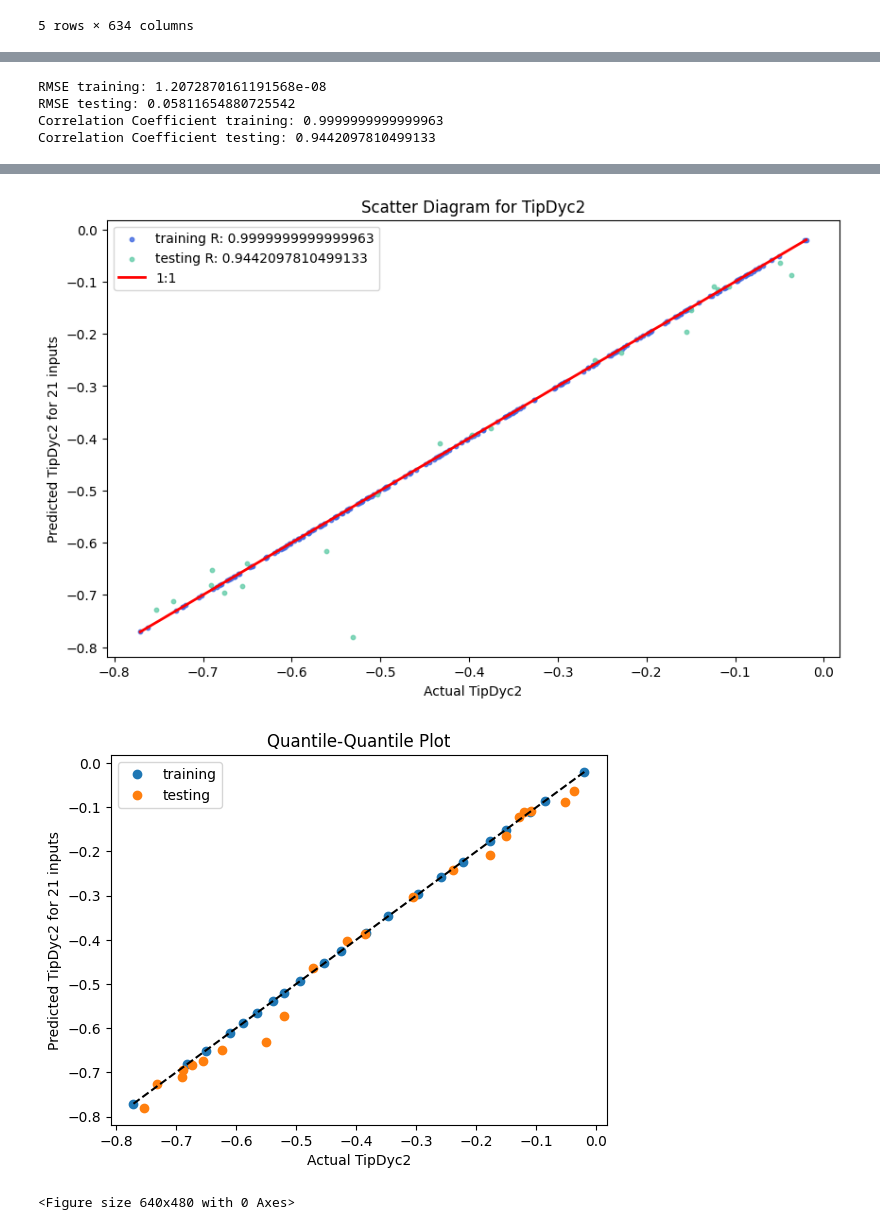
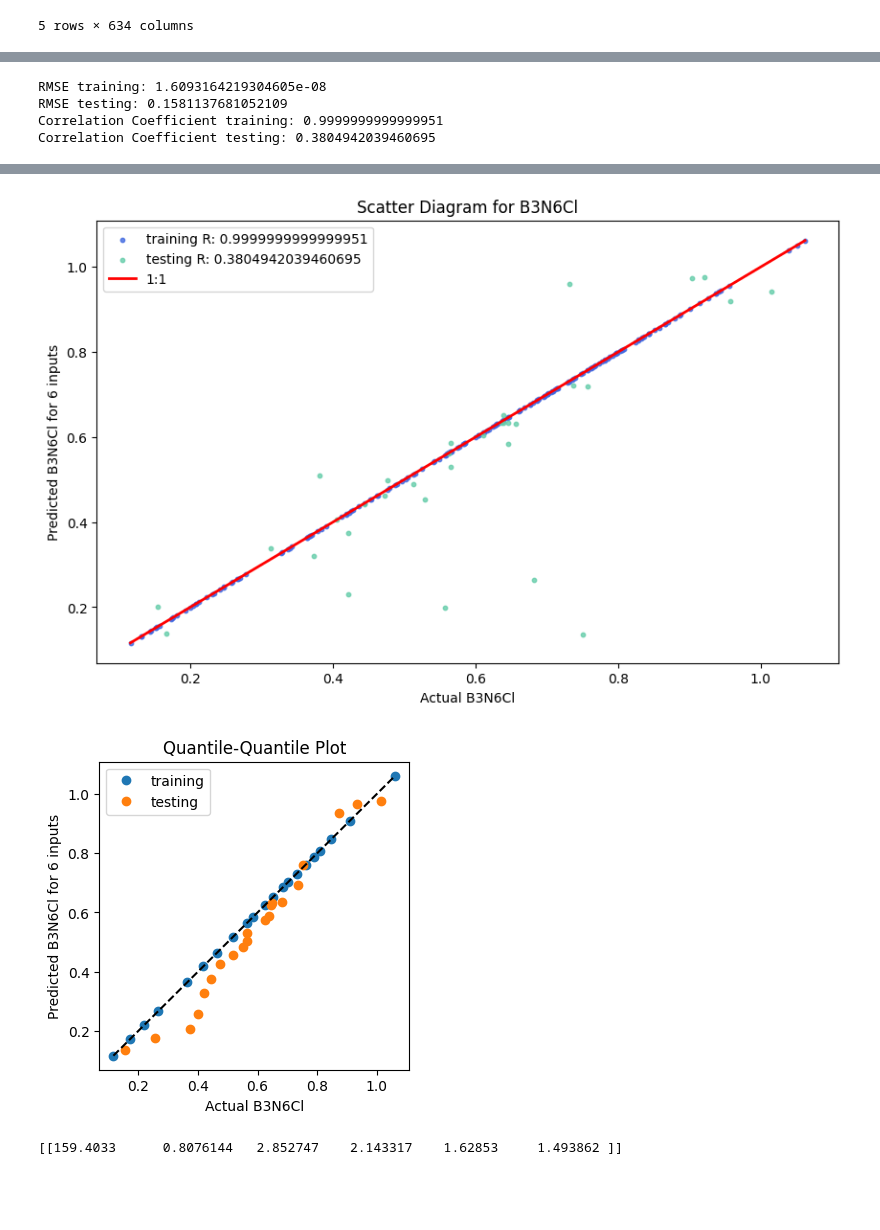
Before and after one commit to Aidan-Gettemy/LE3Storage, a Jupyter notebook: Experiment_Points/GPE_Experiment2.ipynb, the cells around one changed output, grey strips where cells are left out. Saved outputs shown, nothing was run; the diff lists cells and outputs as text; code cells hidden in the pictures; blank space fills up the shorter version.

```diff
--- a/Experiment_Points/GPE_Experiment2.ipynb
+++ b/Experiment_Points/GPE_Experiment2.ipynb
@@ -19,7 +19,10 @@ data.head()
 # %%
 column_names = data.columns
 # %%
-print(column_names[0:3])
-print(column_names[615:633])
-print(column_names[40])
+num = 135;
+for i in range(3):
+    print(i,column_names[i])
+for i in range(18):
+    print(i+615,column_names[i+615])
+print('Output ',num,' is ',column_names[num])
 # %% [output]
@@ -42,15 +54,16 @@ from sklearn.preprocessing import StandardScaler
 bigarray = data.to_numpy()
 
 # Select the number of the output we want to predict
-num = 40
 outputs = bigarray[:,num]
 # manually set the ID
-ID = 3;
+ID = 1;
 
 # Select the inputs we want to use
-selected_ins = np.array([0,1,2,615,616,617,618,619,620,621,622,623,624,625,626,627,628,629,630,631,632])
+#selected_ins = np.array([615,616,617,618,619,620,621,622,623,624,625,626,627,628,629,630,631,632])
 #selected_ins = np.array([0,1,2,620,626,632])
 #selected_ins = np.array([0,1,2])
+#selected_ins = np.array([1,8,10])
+selected_ins = np.array([0,1,2,620,626,632])
 
 inputs = bigarray[:,selected_ins[:]]
 
@@ -58,7 +71,7 @@ num_in = len(inputs[0,:])
 
 # We will scale the inputs before trying to predict the outputs for best results;
 # But in order to avoid data leaks, first we will split the data, then scale the training data
-X_train, X_test, y_train, y_test = train_test_split(inputs, outputs, test_size=0.1)
+X_train, X_test, y_train, y_test = train_test_split(inputs, outputs, test_size=0.15)
 scaler = StandardScaler()
 scaler.fit(X_train)
 
@@ -92,6 +105,7 @@ The number of iterations is  60
  Convergence:  TRUE
 # %%
 # Once the model is fit, run the various validation plot codes
+name = column_names[num]
 text1 = [
     'Included the following variables:',
     'ID = '
@@ -108,8 +122,6 @@ with open(IDsav,'w') as f:
                       iter = iter + 1
                       f.write('\n')
 f.close()
-
-name = column_names[num]
 
 # Validate the model
 validation = emulator.loo_validate()
@@ -156,7 +168,7 @@ print('Correlation Coefficient testing:', corr_coef_test)
 # Plot the Results
 l1 = "training R: "+str(corr_coef_train)
 l2 = "testing R: "+str(corr_coef_test)
-fig, ax = plt.subplots(1,1,figsize=(10, 6))
+fig2, ax = plt.subplots(figsize=(10,6))
 ax.scatter(predict_train, y_train, color="royalblue", label=l1, s=10,alpha = 0.8)
 ax.scatter(predict_test, y_test, color="mediumaquamarine", label=l2, s=10,alpha = 0.8)
 ax.plot([y_train.min(),y_train.max()],[y_train.min(),y_train.max()],color = "red", label = "1:1", linewidth=2)
@@ -165,9 +177,9 @@ ax.set_ylabel(yaxtext)
 ttl = "Scatter Diagram for "+name
 ax.set_title(ttl)
 ax.legend()
-plt.show()
 sav2txt = "scatterdiag"+str(num_in)+name+str(ID)+".png"
 plt.savefig(sav2txt)
+fig3, ax = plt.subplots(figsize=(4,4))
 a = predict_train
 b = y_train
 
@@ -189,11 +201,10 @@ plt.title("Quantile-Quantile Plot")
 plt.xlabel(xaxtext)
 plt.ylabel(yaxtext)
 plt.legend()
-plt.show()
 sav3txt = "QQ"+str(num_in)+name+str(ID)+".png"
 plt.savefig(sav3txt)
 # %% [output]
-RMSE training: 1.2072870161191568e-08
-RMSE testing: 0.05811654880725542
-Correlation Coefficient training: 0.9999999999999963
-Correlation Coefficient testing: 0.9442097810499133
+RMSE training: 1.6093164219304605e-08
+RMSE testing: 0.1581137681052109
+Correlation Coefficient training: 0.9999999999999951
+Correlation Coefficient testing: 0.3804942039460695
@@ -201,3 +212,36 @@ Correlation Coefficient testing: 0.9442097810499133
-[figure, old version]
+[figure, new version]
-[figure, old version]
+[figure, new version]
-<Figure size 640x480 with 0 Axes>
+# %%
+sourceFile = open('python.txt', 'w')
+print(emulator.emulator,file=sourceFile)
+sourceFile.close()
+file = open("python.txt", "r")
+iter = 0;
+while True:
+    content=file.readline()
+    if not content:
+        break
+    iter = iter+1;
+file.close()
+a = iter
+file = open("python.txt", "r")
+iter = 0;
+while True:
+    content=file.readline()
+    if not content:
+        break
+    if iter == a-3:
+        data = content
+    iter = iter+1;
+file.close()
+import os
+os.remove("python.txt")
+data = data.split()
+range_parms = np.zeros((1,6));
+iter = 0;
+for i in data[2:]:
+    range_parms[0,iter] = np.double(i)
+    iter = iter+1
+print(range_parms)
+# %% [output]
+[[159.4033      0.8076144   2.852747    2.143317    1.62853     1.493862 ]]
```
Also changed, not shown: parts of 3 cells of this notebook.
